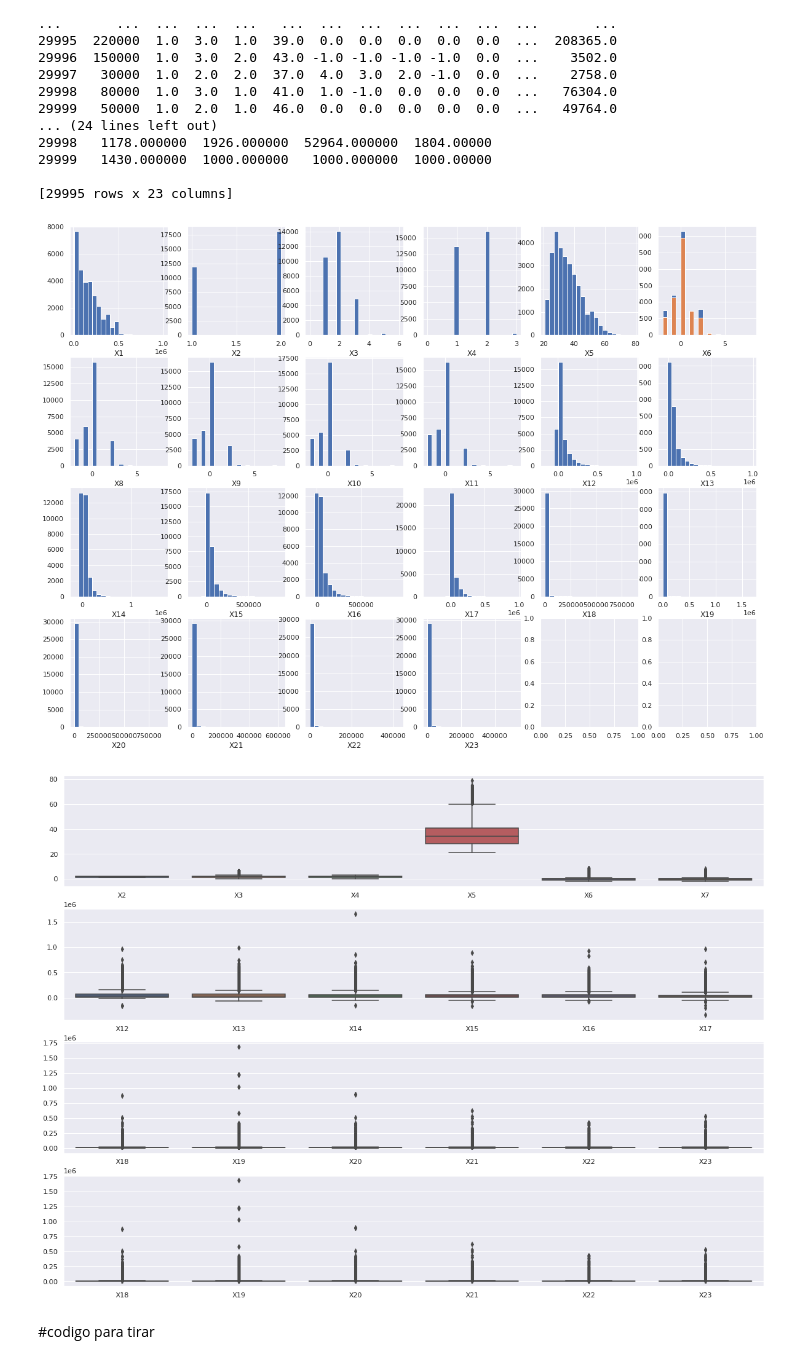
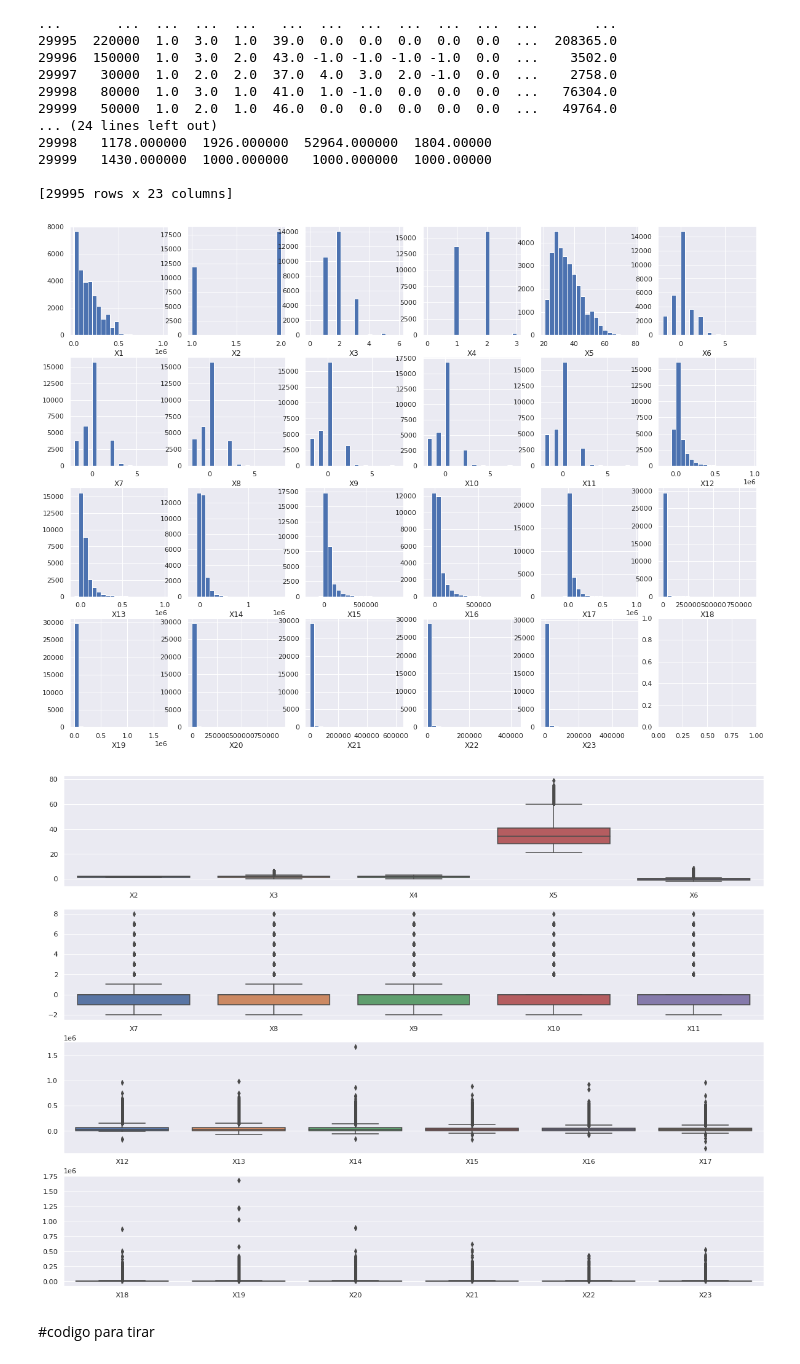
Before and after one commit to PosgradoMNA/actividades-de-aprendizaje-A01081266, a Jupyter notebook: ActividadSemanal6A01081266.ipynb, the cells around one changed output. Drawn from its saved outputs; the diff is of its cells as text; code cells hidden in the pictures.

```diff
--- a/ActividadSemanal6A01081266.ipynb
+++ b/ActividadSemanal6A01081266.ipynb
@@ -380,8 +385,22 @@ los primeros 7 componentes principales acumulan ya un 71% de la varianza, siendo
 # %% [markdown]
 8. Elabora los histogramas de los atributos para visualizar su distribución
 # %%
+sns.set(rc={'figure.figsize':(15,15)})
+#fig, axes = plt.subplots(3, 1)
+
+
+
 #graficamos la Desviacion Estandar
+plt.subplot(3,1,1)
 AxisPC = ['PC1','PC2','PC3','PC4','PC5','PC6','PC7','PC8','PC9','PC10','PC11','PC12','PC13','PC14','PC15','PC16','PC17','PC18','PC19','PC20','PC21','PC22','PC23']
-plt.figure(figsize=(15, 3))
 plt.scatter(AxisPC, pcsSummary_df.iloc[0,:])
+plt.ylabel('Desviación Estandar')
+
+plt.subplot(3,1,2)
+plt.scatter(AxisPC, pcsSummary_df.iloc[1,:])
+plt.ylabel('Varianza')
+
+plt.subplot(3,1,3)
+plt.scatter(AxisPC, pcsSummary_df.iloc[2,:])
+plt.ylabel('Proporción Acumulada')
 # %% [output]
@@ -467,14 +474,14 @@ for k in range(0,6):
     plt.xlabel(AxisX[k])
 
 
-    plt.subplot(4,6,k+6)
+    plt.subplot(4,6,k+7)
     Transf1 = ndf.iloc[:,k+6]
     plt.hist(Transf1,bins=20)
     plt.xlabel(AxisX[k+6])
 
 
 
-    plt.subplot(4,6,k+12)
+    plt.subplot(4,6,k+13)
     Transf2 =  ndf.iloc[:,k+12]
     plt.hist(Transf2,bins=20)
     plt.xlabel(AxisX[k+12])
@@ -482,7 +489,7 @@ for k in range(0,6):
 
 
 
-    plt.subplot(4,6,k+18)
+    plt.subplot(4,6,k+19)
     if k<5:
      Transf3 = ndf.iloc[:,k+18]
      plt.hist(Transf3,bins=20)
@@ -496,10 +503,10 @@ for k in range(0,6):
 
 plt.show()
 # %% [output]
-[figure, old version]
+[figure, new version]
 # %%
 sns.set(rc={'figure.figsize':(20,15)})
-fig, axes = plt.subplots(4, 1)
+fig, axes = plt.subplots(5, 1)
 
 
 
@@ -509,48 +516,48 @@ sns.boxplot(data=ndf[['X2',
     'X3',
     'X4',
     'X5',
-    'X6',
-    'X7',]], orient="v")
+    'X6',]], orient="v")
 
 
 plt.subplot(4,1,2)
+sns.boxplot(data=ndf[['X7',
+    'X8',
+    'X9',
+    'X10',
+    'X11',]], orient="v")
+
+plt.subplot(4,1,3)
 sns.boxplot(data=ndf[['X12',
     'X13',
     'X14',
     'X15',
     'X16',
     'X17',]], orient="v")
-
-
-
-plt.subplot(4,1,3)
-sns.boxplot(data=ndf[['X18',
-    'X19',
-    'X20',
-    'X21',
-    'X22',
-    'X23',]], orient="v")
-
 
 
 
 plt.subplot(4,1,4)
 sns.boxplot(data=ndf[['X18',
     'X19',
     'X20',
     'X21',
     'X22',
     'X23',]], orient="v")
 
 
+
+
+
+
+
     # TERMINA LA SECCIÓN PARA AGREGAR CÓDIGO.
     ################################################################################################################
 
 
 
 plt.show()
 # %% [output]
-[figure, old version]
+[figure, new version]
 # %% [markdown]
 #codigo para tirar
 # %%
```
Also changed, not shown: parts of 7 cells of this notebook.
